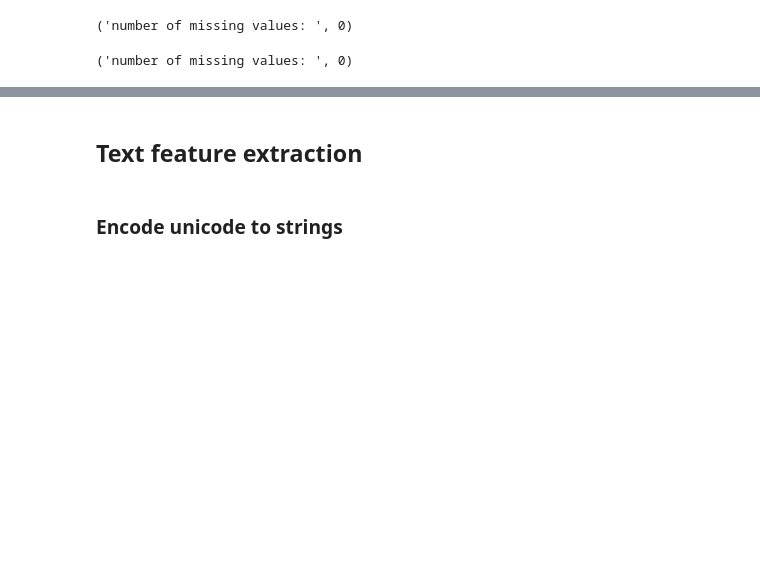
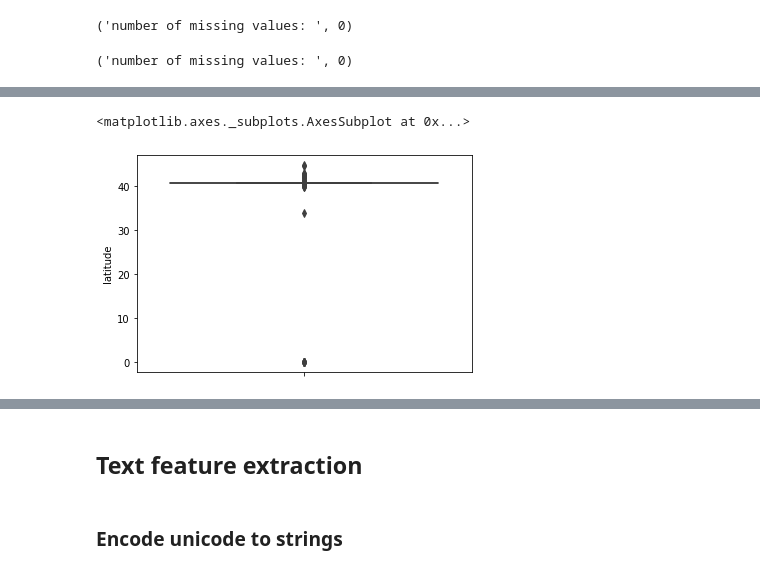
Before and after one commit to taryn-c/CMPT459-Project, a Jupyter notebook: sad_mining1.ipynb, the cells around one changed output, grey strips where cells are left out. Saved outputs shown, nothing was run; the diff lists cells and outputs as text; code cells hidden in the pictures; blank space fills up the shorter version.

```diff
--- a/sad_mining1.ipynb
+++ b/sad_mining1.ipynb
@@ -535,0 +514,5 @@ No discernable way to identify outliers until we are able to extract these featu
+# %%
+sns.boxplot(y=train_df['latitude'])
+# %% [output]
+<matplotlib.axes._subplots.AxesSubplot at 0x...>
+[figure, added]
```
Also changed, not shown: parts of 38 cells of this notebook.
